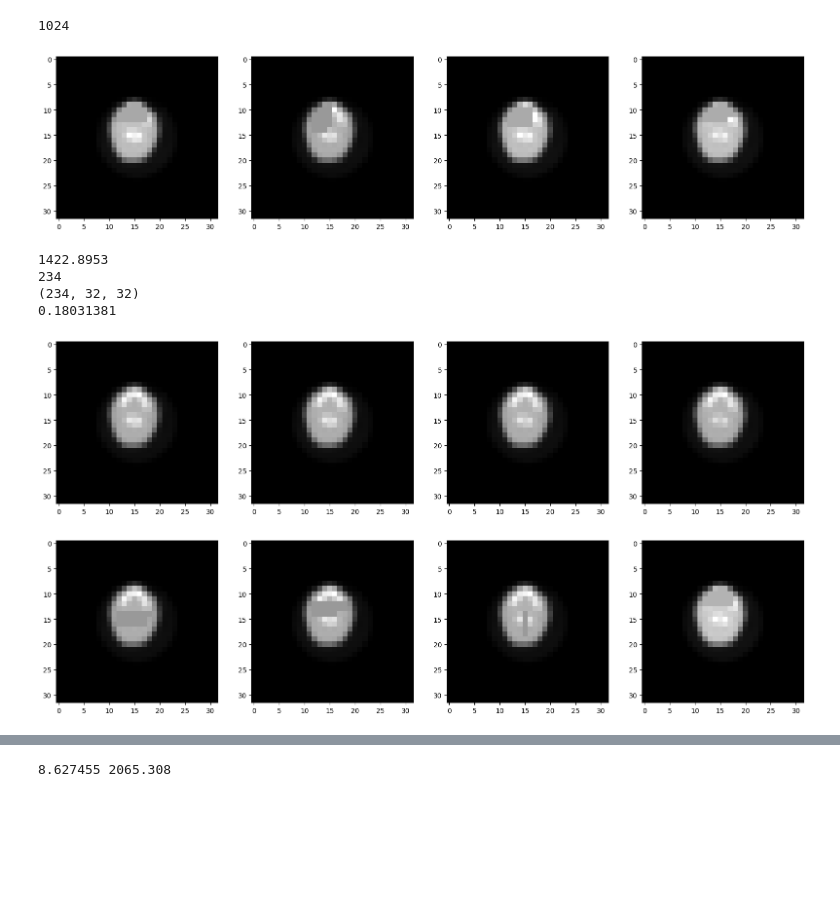
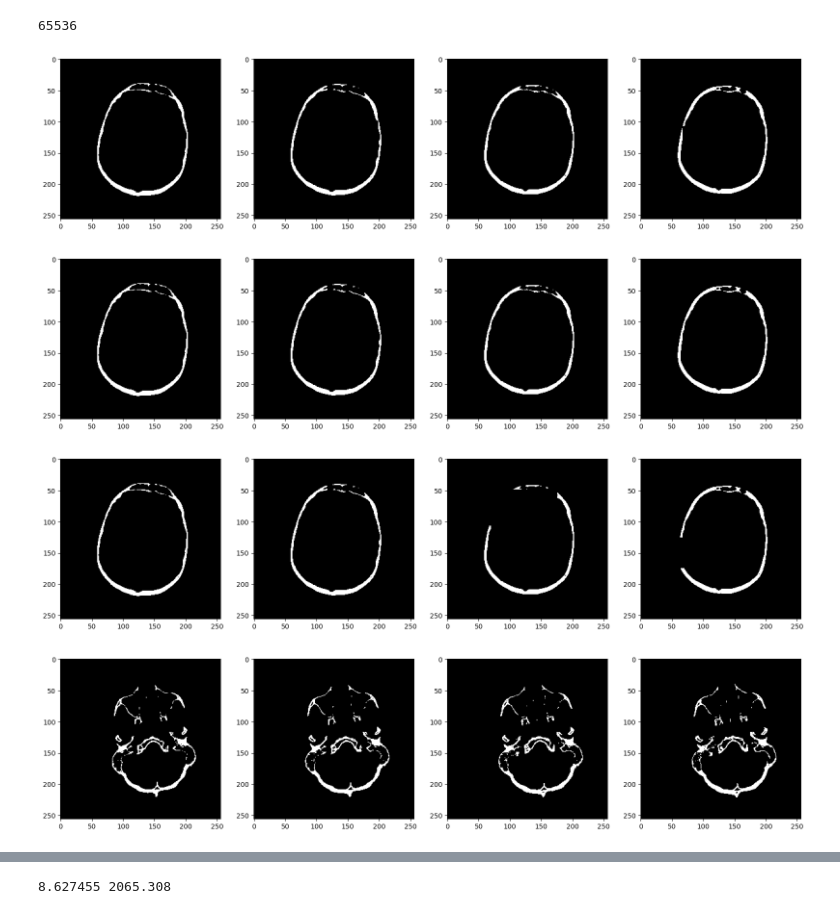
Before and after one commit to Ivan-AI-hub/skull_project, a Jupyter notebook: UnetTry.ipynb, the cells around one changed output, grey strips where cells are left out. Cells and saved outputs as stored; diff of their text form; code cells hidden in the pictures; blank space fills up the shorter version.

```diff
--- a/UnetTry.ipynb
+++ b/UnetTry.ipynb
@@ -10,11 +11,11 @@ from torch.utils.data import TensorDataset, DataLoader
 # %%
 #original 512 x 512
-i_width = 32
-i_height = 32
+i_width = 256
+i_height = 256
 input_shape = i_width*i_height
 print(input_shape)
 # %% [output]
-1024
+65536
 # %%
 x_trn = []
 x_tst = []
@@ -24,60 +25,12 @@ AddImageToArray(x_tst ,'DICOM\PA5\ST1\SE4', (i_width, i_height))
 
 x_trn = np.array(x_trn, np.float32)
 x_tst = np.array(x_tst, np.float32)
-# %%
-def Add_noise(images, value = 0, offset=20, max_replased = 100):
-    items = np.array(images)
-    shape = items.shape
-    for image in items:
-        x1 = np.random.randint(shape[1]/2-offset, shape[1]/2)
-        x2 = np.random.randint(shape[1]/2, shape[1]/2+offset)
-        y1 = np.random.randint(shape[2]/2-offset, shape[2]/2)
-        y2 = np.random.randint(shape[2]/2, shape[2]/2+offset)
-
-        if x1 > x2:
-            box = x2
-            x2 = x1
-            x1 = box
-        if y1 > y2:
-            box = y2
-            y2 = y1
-            y1 = box
-        k = 0
-        for i in range(x1,x2):
-            if k >= max_replased:
-                break
-            for j in range(y1,y2):
-                if k >= max_replased:
-                    break
-                if image[i,j] >= 0:
-                    image[i,j] = value
-                    k+=1
-
-    return items
+# %%
+y_trn = segmentation(x_trn, i_height, i_width, 6)
+x_tst = segmentation(x_tst, i_height, i_width, 6)
 # %%
 plt.figure(figsize=(25,25))
-color = x_trn[0,int(i_height/1.5),int(i_width/1.5)]
-DrawImages(Add_noise(x_trn, color, i_height*0.3125, input_shape*0.0183), 4, (5,5), 40)
+color = 0
+DrawImages(Add_noise(y_trn, color, i_height*0.3125, input_shape*0.1), 4, (5,5), 40)
 # %% [output]
-[figure, old version]
+[figure, new version]
-# %%
-max_value = np.max(x_trn)
-print(max_value)
-x_trn /= max_value
-x_tst /= max_value
-
-showing_ratio = 0.05
-#y_trn = np.where(x_trn > showing_ratio, 1.0, 0.0)
-#y_trn = np.array(y_trn, np.float32)
-color = x_trn[0,int(i_height/1.5),int(i_width/1.5)]
-y_trn = np.array(x_trn)
-x_trn = Add_noise(x_trn, color, i_height*0.3125, input_shape*0.0183)
-
-print(len(x_trn ))
-print(x_trn.shape)
-print(x_trn[0].max())
-# %% [output]
-1422.8953
-234
-(234, 32, 32)
-0.18031381
@@ -86,7 +42,10 @@ plt.figure(figsize=(25,25))
 DrawImages(y_trn, 4, (5,5), 40)
 plt.figure(figsize=(25,25))
 DrawImages(x_trn, 4, (5,5), 40)
+plt.figure(figsize=(25,25))
+DrawImages(x_tst, 4, (5,5), 40)
 # %% [output]
-[figure, old version]
+[figure, new version]
-[figure, old version]
+[figure, new version]
+[figure, added]
 # %%
```
Also changed, not shown: parts of 12 cells of this notebook, 1 other file.
